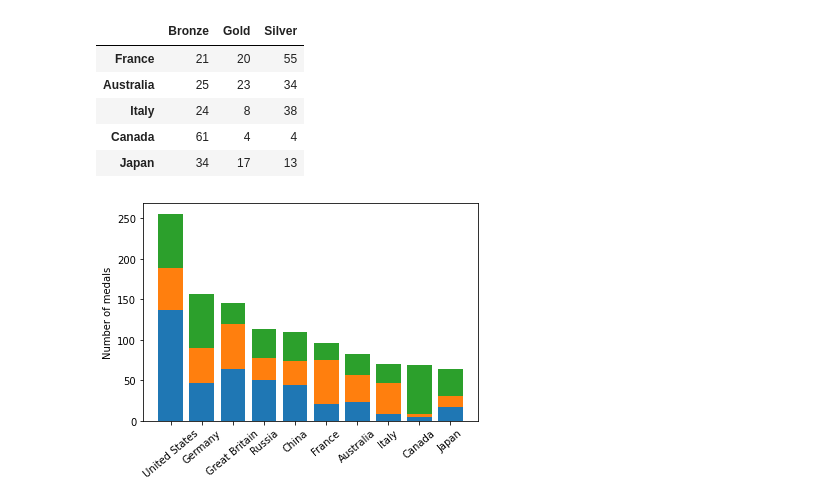
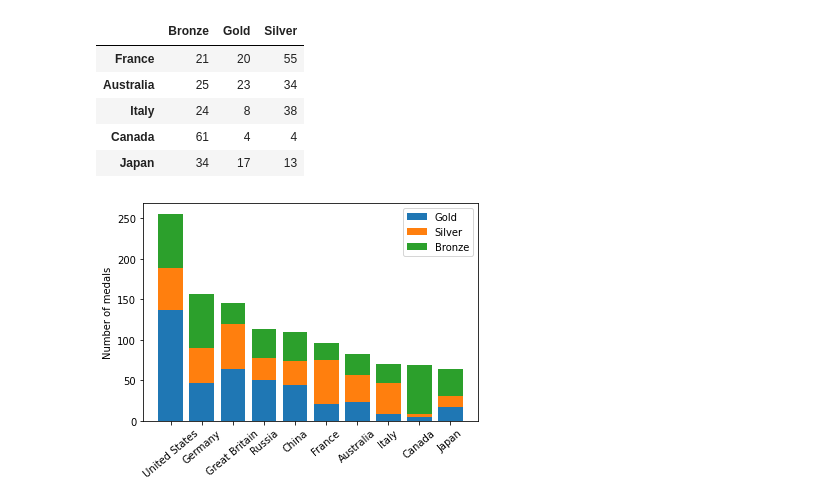
Before and after one commit to ishtiakrongon/Datacamp-Introduction_to_Data_Visualization_with_Matplotlib, a Jupyter notebook: Introduction to matplotlib.ipynb, the cells around one changed output. Drawn from its saved outputs; the diff is of its cells as text; code cells hidden in the pictures.

```diff
--- a/Introduction to matplotlib.ipynb
+++ b/Introduction to matplotlib.ipynb
@@ -353,26 +276,29 @@ medals.tail()
 # %%
 # Show bars of the index(rows)
 
 fig, ax = plt.subplots()
 
 ax.bar(
     medals.index,
-    medals["Gold"]
+    medals["Gold"],
+    label = "Gold"
 )
 ax.bar(
     medals.index,
     medals["Silver"],
-    bottom = medals["Gold"]
+    bottom = medals["Gold"],
+    label = "Silver"
 )
 
 ax.bar(
     medals.index, medals["Bronze"],
-    bottom = medals["Gold"] + medals["Silver"]
+    bottom = medals["Gold"] + medals["Silver"],
+    label = "Bronze"
 )
 
 ax.set_xticklabels(medals.index, rotation = 40)
 ax.set_ylabel("Number of medals")
-
+ax.legend()
 plt.show()
 # %% [output]
-[figure, old version]
+[figure, new version]
```
Also changed, not shown: parts of 14 cells of this notebook.
